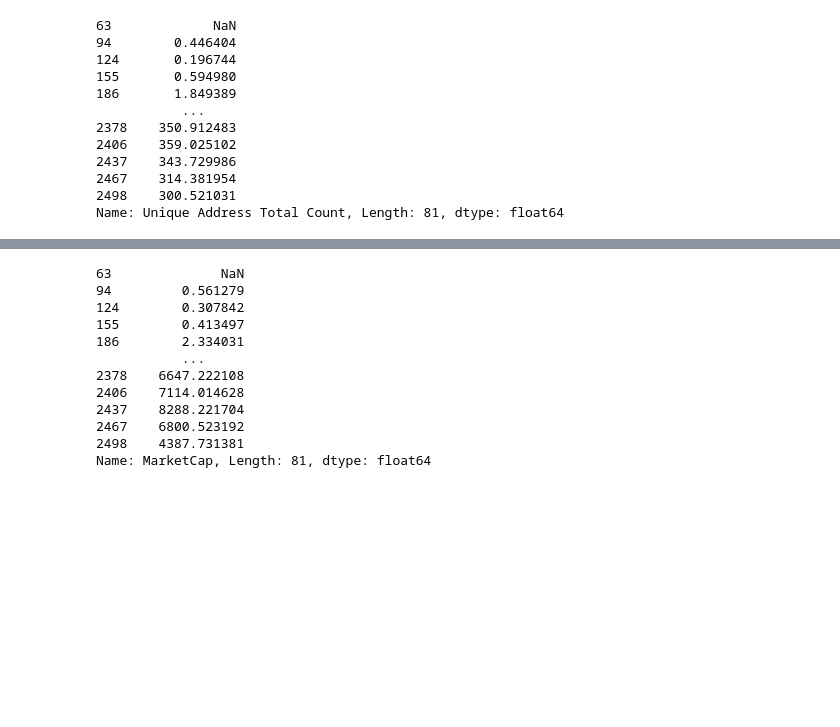
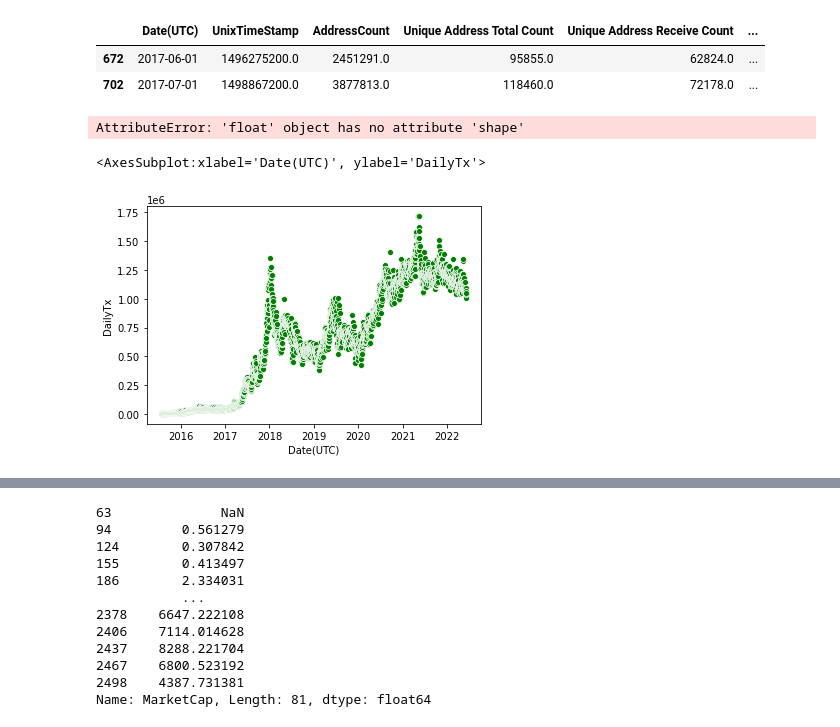
Before and after one commit to Plyeronn/DataScience, a Jupyter notebook: exploration.ipynb, the cells around one changed output, grey strips where cells are left out. Cells and saved outputs as stored; diff of their text form; code cells hidden in the pictures; blank space fills up the shorter version.

Commit message:
Initial Data Processing

```diff
--- a/exploration.ipynb
+++ b/exploration.ipynb
@@ -62,25 +110,28 @@ df_day['Date(UTC)'] = df_day['Date(UTC)'].apply(pd.to_datetime)
 # %%
-df_day['year'] = [d.year for d in df_day['Date(UTC)']]
-df_day['month'] = [d.month for d in df_day['Date(UTC)']]
-df_day['day'] = [d.day for d in df_day['Date(UTC)']]
-df_day_s = df_day[df_day['day'] == 1]
-# df_day_s = df_day_s.assign(pc_change = lambda dataframe : dataframe['Unique Address Total Count'].pct_change())
-df_day_s = df_day_s[2:]
-# df_day_s = df_day_s.assign(norm_by_first = lambda dataframe : dataframe['Unique Address Total Count'] / df_day_s['Unique Address Total Count'][0])
-df_day_s_n = df_day_s['Unique Address Total Count'].diff().cumsum() / df_day_s['Unique Address Total Count'].iloc[0]
-df_day_s_n
+frame['year'] = [d.year for d in frame['Date(UTC)']]
+frame['month'] = [d.month for d in frame['Date(UTC)']]
+frame['day'] = [d.day for d in frame['Date(UTC)']]
+frame_by_m = frame[frame['day'] == 1][2:]
+frame_by_m[20:22]
+# frame_ = df_day_s['Unique Address Total Count'].diff().cumsum() / df_day_s['Unique Address Total Count'].iloc[0]
+# df_day_s_n
 
 # df_day.dtypes
 # %% [output]
-63             NaN
-94        0.446404
-124       0.196744
-155       0.594980
-186       1.849389
-           ...
-2378    350.912483
-2406    359.025102
-2437    343.729986
-2467    314.381954
-2498    300.521031
-Name: Unique Address Total Count, Length: 81, dtype: float64
+|  | Date(UTC) | UnixTimeStamp | AddressCount | Unique Address Total Count | Unique Address Receive Count | ... |
+| 672 | 2017-06-01 | 1496275200.0 | 2451291.0 | 95855.0 | 62824.0 | ... |
+| 702 | 2017-07-01 | 1498867200.0 | 3877813.0 | 118460.0 | 72178.0 | ... |
+# %%
+print(frame.corrwith(frame['MarketCap']))
+# %% [output]
+AttributeError: 'float' object has no attribute 'shape'
+# %%
+import matplotlib.pyplot as plt
+import seaborn as sns
+sns.scatterplot(data = frame, x = "Date(UTC)", y = "DailyTx", color="g")
+
+# ax2 = plt.twinx()
+# sns.lineplot(data=df_day_s_n, color="b", ax=ax2)
+# %% [output]
+<AxesSubplot:xlabel='Date(UTC)', ylabel='DailyTx'>
+[figure, added]
```
Also changed, not shown: parts of 10 cells of this notebook, 2 other files.
